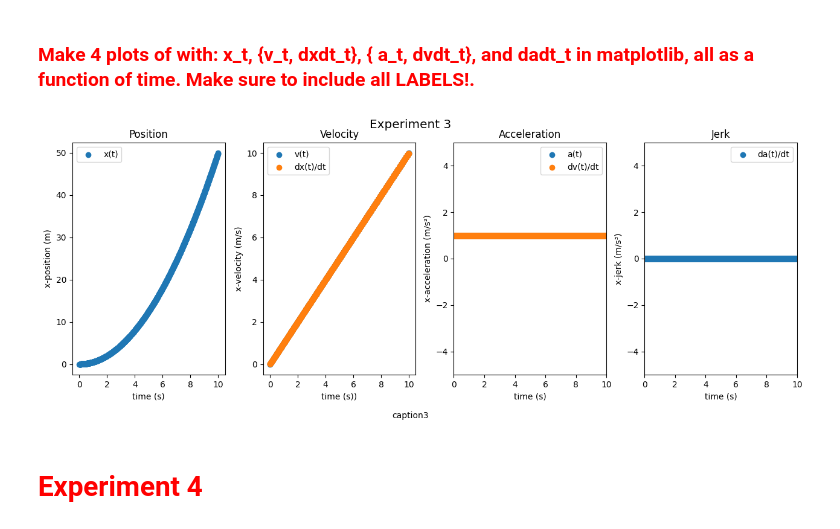
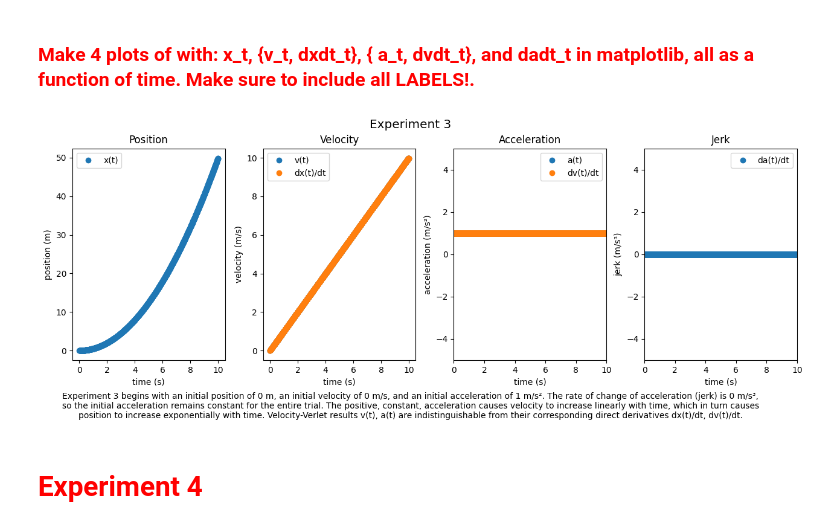
Before and after one commit to CalebAnderson22/PHY122, a Jupyter notebook: phy122_N1Lt.ipynb, the cells around one changed output. Cells and saved outputs as stored; diff of their text form; code cells hidden in the pictures.

```diff
--- a/phy122_N1Lt.ipynb
+++ b/phy122_N1Lt.ipynb
@@ -216,41 +219,44 @@ dadt_t3 = d(a_t3)/dt ## take numerical-derivative of the aforementioned accelera
 # %%
 fig3, (ax13, ax23, ax33, ax43) = plt.subplots(1, 4)
 
 fig3.text(1, 1, "Experiment 3", ha='center', fontsize='x-large')
-fig3.subplots_adjust(hspace=0.01, wspace=0.25, right=2, top=0.95, bottom=0.15)
-caption3 = "caption3"
-caption_wrapped3 = textwrap.fill(caption3, width=40)
+fig3.subplots_adjust(hspace=0.01, wspace=0.25, right=2, top=0.93, bottom=0.2)
+caption3 = "Experiment 3 begins with an initial position of 0 m, an initial velocity of 0 m/s, and an initial acceleration of 1 m/s\u00b2."\
+            " The rate of change of acceleration (jerk) is 0 m/s\u00b3, so the initial acceleration remains constant for the entire trial."\
+            " The positive, constant, acceleration causes velocity to increase linearly with time, which in turn causes position to increase exponentially with time."\
+            " Velocity-Verlet results v(t), a(t) are indistinguishable from their corresponding direct derivatives dx(t)/dt, dv(t)/dt."
+caption_wrapped3 = textwrap.fill(caption3, width=175)
 fig3.text(1, 0, caption_wrapped3, ha='center')
 
 ax13.scatter(timeline, x_t3[:, 0], label="x(t)")
 ax13.set_title("Position")
 ax13.legend()
-ax13.set(xlabel="time (s)", ylabel="x-position (m)")
+ax13.set(xlabel="time (s)", ylabel="position (m)")
 
 ax23.scatter(timeline, v_t3[:, 0], label="v(t)")
 ax23.scatter(timeline, dxdt_t3[:, 0], label="dx(t)/dt")
 ax23.set_title("Velocity")
 ax23.legend()
-ax23.set(xlabel="time (s))", ylabel="x-velocity (m/s)")
+ax23.set(xlabel="time (s)", ylabel="velocity (m/s)")
 
 ax33.scatter(timeline, a_t3[:, 0], label="a(t)")
 ax33.scatter(timeline, dvdt_t3[:, 0], label="dv(t)/dt")
 ax33.set_xlim([0, 10])
 ax33.set_ylim([-5, 5])
 ax33.set_title("Acceleration")
 ax33.legend()
-ax33.set(xlabel="time (s)", ylabel="x-acceleration (m/s\u00b2)")
+ax33.set(xlabel="time (s)", ylabel="acceleration (m/s\u00b2)")
 
 ax43.scatter(timeline, dadt_t3[:, 0], label="da(t)/dt")
 ax43.set_xlim([0, 10])
 ax43.set_ylim([-5, 5])
 ax43.set_title("Jerk")
-ax43.set(xlabel="time (s)", ylabel="x-jerk (m/s\u00b3)")
+ax43.set(xlabel="time (s)", ylabel="jerk (m/s\u00b3)")
 ax43.legend()
 
 fig3.show()
 # %% [output]
-[figure, old version]
+[figure, new version]
 # %% [markdown]
 #   <font color='Red'> **Experiment 4** </font>
 # %% [markdown]
```
Also changed, not shown: parts of 4 cells of this notebook.
